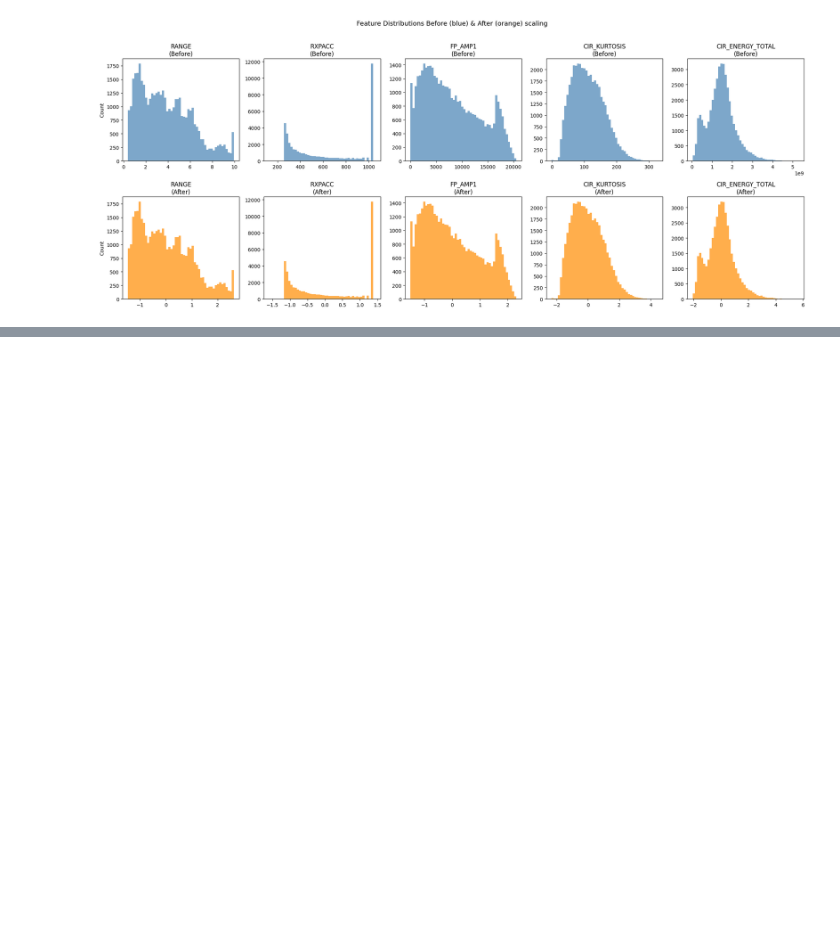
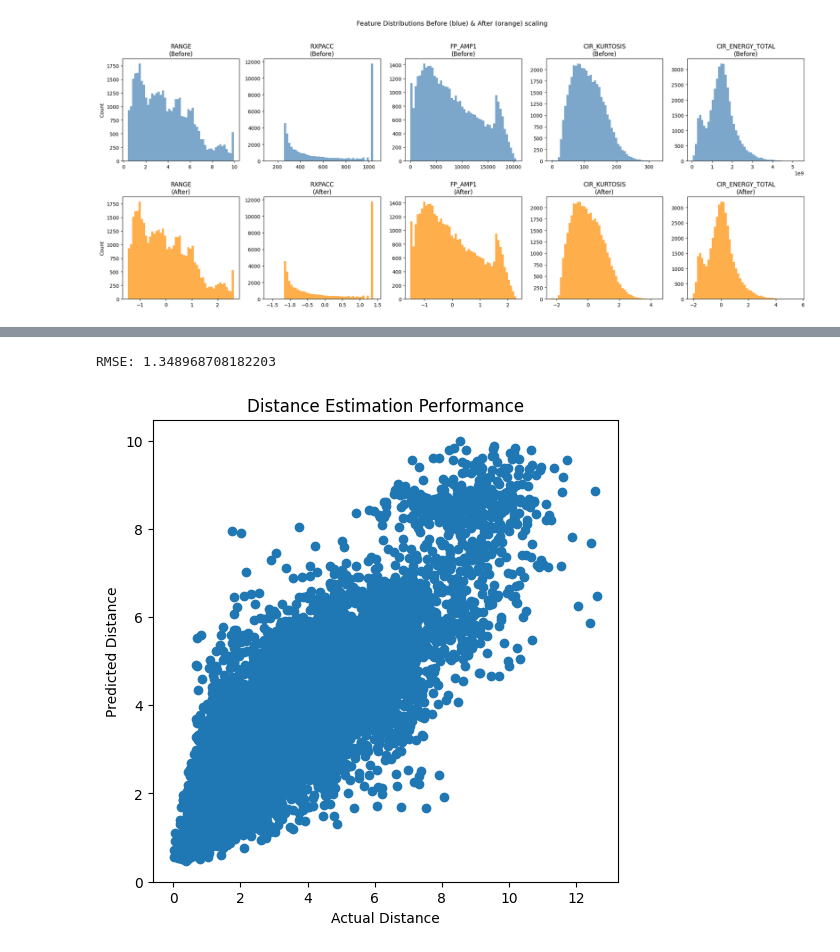
Before and after one commit to Jia-Ming-2001/CSC3105_Mini_Project_2026, a Jupyter notebook: UWB-LOS-NLOS-Data-Set/code/Untitled.ipynb, the cells around one changed output, grey strips where cells are left out. Saved outputs shown, nothing was run; the diff lists cells and outputs as text; code cells hidden in the pictures; blank space fills up the shorter version.

```diff
--- a/UWB-LOS-NLOS-Data-Set/code/Untitled.ipynb
+++ b/UWB-LOS-NLOS-Data-Set/code/Untitled.ipynb
@@ -773,0 +842,30 @@ plt.show()
+# %%
+from sklearn.ensemble import RandomForestRegressor
+
+reg = RandomForestRegressor(
+    n_estimators=20,
+    random_state=42,
+    n_jobs=-1
+)
+
+reg.fit(X_train_r, y_train_dist)
+
+y_pred_dist = reg.predict(X_test_r)
+# %%
+from sklearn.metrics import mean_squared_error
+import numpy as np
+
+rmse = np.sqrt(mean_squared_error(y_test_dist, y_pred_dist))
+
+print("RMSE:", rmse)
+
+# Plot predicted vs actual distance
+plt.figure(figsize=(6,6))
+plt.scatter(y_test_dist, y_pred_dist)
+plt.xlabel("Actual Distance")
+plt.ylabel("Predicted Distance")
+plt.title("Distance Estimation Performance")
+plt.show()
+# %% [output]
+RMSE: 1.348968708182203
+[figure, added]
```
Also changed, not shown: parts of 5 cells of this notebook, 2 other files.
